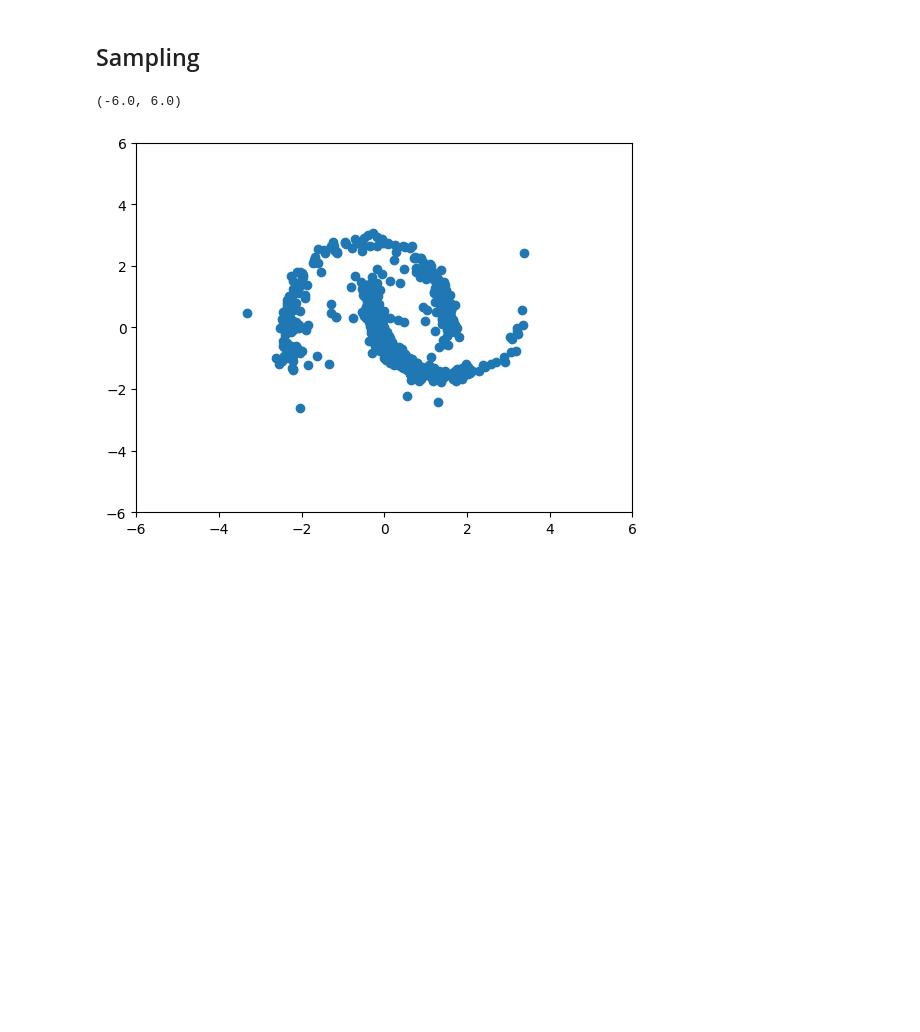
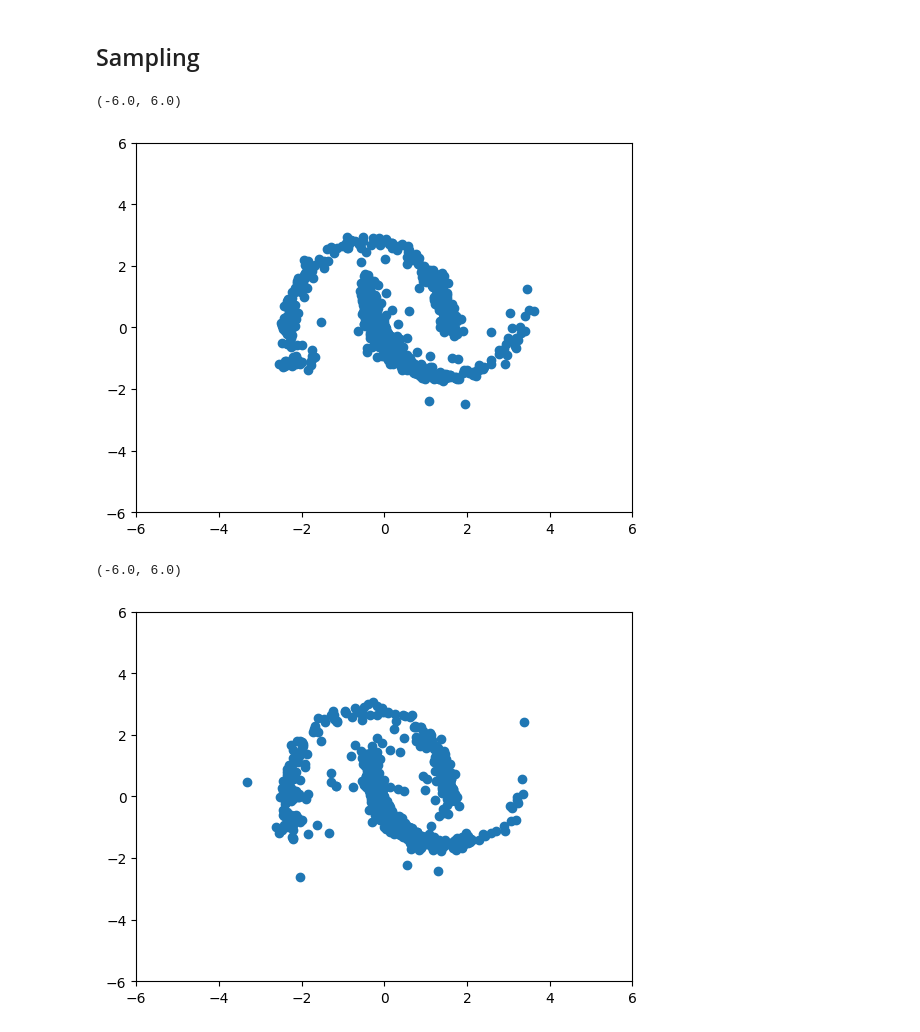
Before and after one commit to egafni/Diffusion, a Jupyter notebook: notebooks/dev.ipynb, the cells around one changed output. Drawn from its saved outputs; the diff is of its cells as text; code cells hidden in the pictures; blank space fills up the shorter version.

```diff
--- a/notebooks/dev.ipynb
+++ b/notebooks/dev.ipynb
@@ -2,7 +2,6 @@
 import matplotlib.pyplot as plt
 import numpy as np
 import torch
-from diffuse import datasets
 from dataclasses import dataclass
 import os
 import torch
@@ -35,5 +34,5 @@ class Config:
     input_embedding: str = "sinusoidal"
     save_images_step: int = 1
 
-config = Config()
+c = Config()
 # %% [output]
@@ -46,22 +44,22 @@ device = torch.device('cpu')
 dataset = datasets.get_dataset('moons')
 
 dataloader = DataLoader(
-    dataset, batch_size=config.train_batch_size, shuffle=True, drop_last=True)
+    dataset, batch_size=c.train_batch_size, shuffle=True, drop_last=True)
 
 model = MLP(
-    hidden_size=config.hidden_size,
-    hidden_layers=config.hidden_layers,
-    emb_size=config.embedding_size,
-    time_emb=config.time_embedding,
-    input_emb=config.input_embedding).to(device)
+    hidden_size=c.hidden_size,
+    hidden_layers=c.hidden_layers,
+    emb_size=c.embedding_size,
+    time_emb=c.time_embedding,
+    input_emb=c.input_embedding).to(device)
 
 noise_scheduler = NoiseScheduler(
-    num_timesteps=config.num_timesteps,
-    beta_schedule=config.beta_schedule)
+    num_timesteps=c.num_timesteps,
+    beta_schedule=c.beta_schedule)
 
 optimizer = torch.optim.AdamW(
     model.parameters(),
-    lr=config.learning_rate,
+    lr=c.learning_rate,
 )
 
 global_step = 0
@@ -70,7 +68,7 @@ epoch_to_samples = dict()
 
 print("Training model...")
 
-for epoch in range(config.num_epochs):
+for epoch in range(c.num_epochs):
     model.train()
     for step, batch in enumerate(dataloader):
         batch = batch[0]
@@ -96,7 +94,7 @@ for epoch in range(config.num_epochs):
 
         global_step += 1
 
-    if epoch % config.save_images_step == 0 or epoch == config.num_epochs - 1:
+    if epoch % c.save_images_step == 0 or epoch == c.num_epochs - 1:
         epoch_to_samples[epoch]=model.sample(noise_scheduler)
 # %% [output]
 Training model...
@@ -108,5 +106,14 @@ e19|s1200 loss=0.74
 # %% [markdown]
 ## Sampling
+# %%
+fig,ax = plt.subplots()
+s = epoch_to_samples[16][40]
+ax.scatter(s[:,0],s[:,1])
+ax.set_xlim(-6,6)
+ax.set_ylim(-6,6)
+# %% [output]
+(-6.0, 6.0)
+[figure, added]
 # %%
 fig,ax = plt.subplots()
 s = epoch_to_samples[16][40]
```
Also changed, not shown: parts of 6 cells of this notebook, 8 other files.
